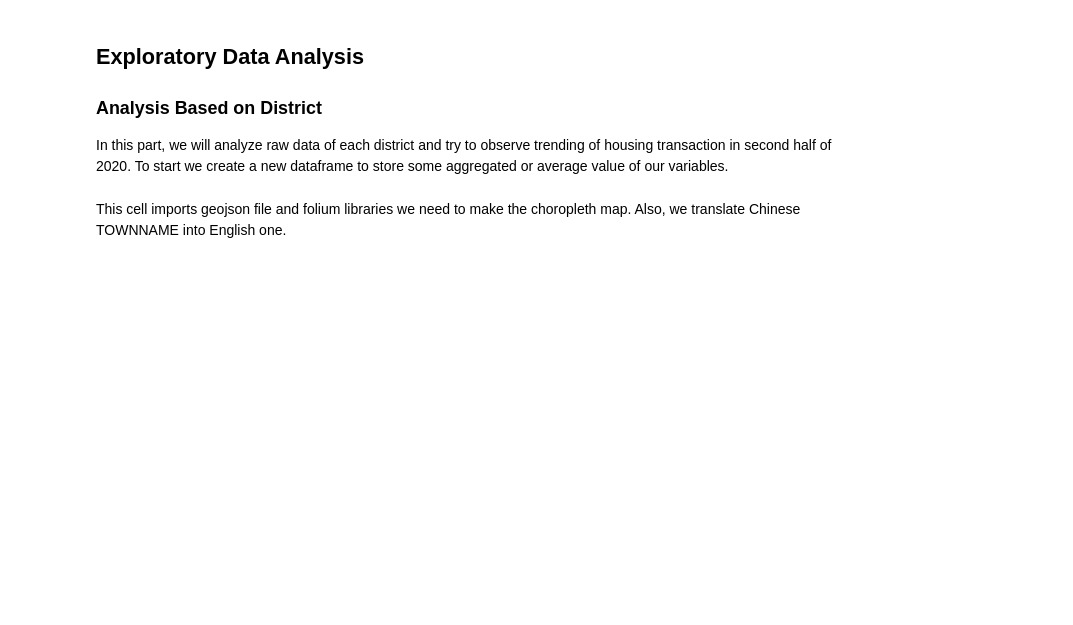
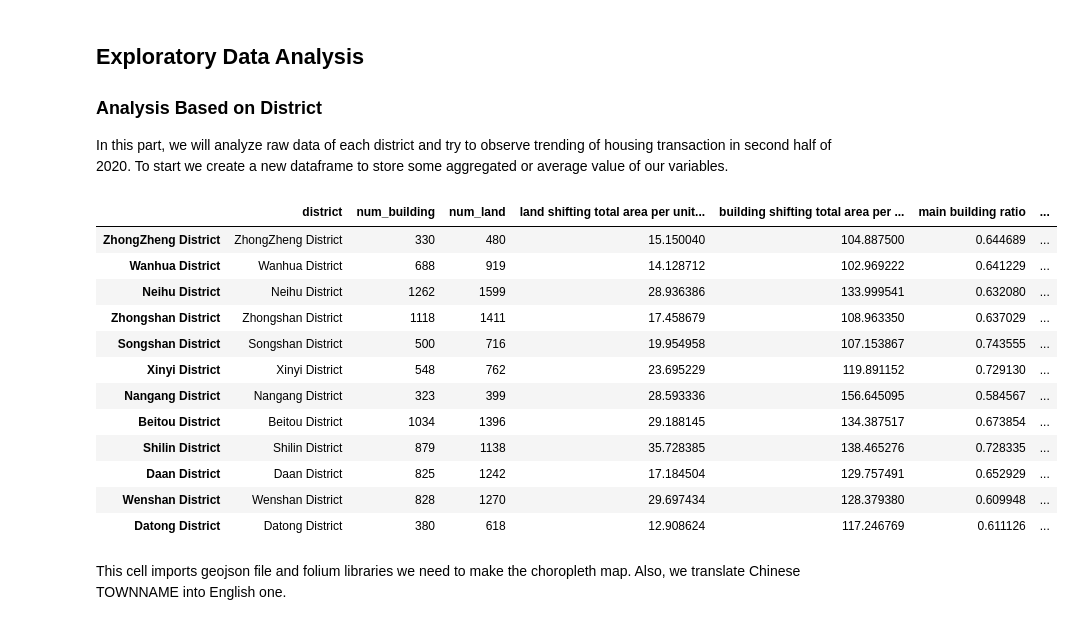
Before and after one commit to BurgerWu/Predicting-Housing-Price-in-Taipei-City, a Jupyter notebook: Predicting House Price in Taipei City-Unit.ipynb, the cells around one changed output. Cells and saved outputs as stored; diff of their text form; code cells hidden in the pictures; blank space fills up the shorter version.

```diff
--- a/Predicting House Price in Taipei City-Unit.ipynb
+++ b/Predicting House Price in Taipei City-Unit.ipynb
@@ -233,25 +292,39 @@ in second half of 2020. To start we create a new dataframe to store some aggrega
 variables.
 # %%
 #Create dataframe for district analysis
-District_Analysis = pd.DataFrame(columns = ["district","num_building", "num_land", "land shifting total area per unit transaction", "building shifting total area per unit transaction", "main building ratio", "building age at transaction", "unit ntd nocarpark"])
+District_Analysis = pd.DataFrame(columns = ["district","num_building", "num_land", "land shifting total area per unit transaction", "building shifting total area per unit transaction", "main building ratio", "building age at transaction", "unit ntd nocarpark"],dtype='object')
 
 #Iterate through district to get average or summation value of features
 for dist in list(Raw_Resident_Dataset['district'].unique()):
     Temp_Series_Mean = Raw_Resident_Dataset[Raw_Resident_Dataset['district'] == dist].mean()
     Temp_Series_Sum = Raw_Resident_Dataset[Raw_Resident_Dataset['district'] == dist].sum()
     Temp_Row = {'district':dist}
     for feat in list(District_Analysis.columns):
         #We want summation value of num_building and num_land
         if feat in ["num_building","num_land"]:
             Temp_Row[feat] = Temp_Series_Sum[feat]
         #We want mean value of other features
         elif feat != 'district':
             Temp_Row[feat] = Temp_Series_Mean[feat]
     #Append the row onto dataframe
     District_Analysis = District_Analysis.append(Temp_Row, ignore_index = True)
 #Reset the index with district name
 District_Analysis.index = Raw_Resident_Dataset['district'].unique()
 District_Analysis
+# %% [output]
+|  | district | num_building | num_land | land shifting total area per unit... | building shifting total area per ... | main building ratio | ... |
+| ZhongZheng District | ZhongZheng District | 330 | 480 | 15.150040 | 104.887500 | 0.644689 | ... |
+| Wanhua District | Wanhua District | 688 | 919 | 14.128712 | 102.969222 | 0.641229 | ... |
+| Neihu District | Neihu District | 1262 | 1599 | 28.936386 | 133.999541 | 0.632080 | ... |
+| Zhongshan District | Zhongshan District | 1118 | 1411 | 17.458679 | 108.963350 | 0.637029 | ... |
+| Songshan District | Songshan District | 500 | 716 | 19.954958 | 107.153867 | 0.743555 | ... |
+| Xinyi District | Xinyi District | 548 | 762 | 23.695229 | 119.891152 | 0.729130 | ... |
+| Nangang District | Nangang District | 323 | 399 | 28.593336 | 156.645095 | 0.584567 | ... |
+| Beitou District | Beitou District | 1034 | 1396 | 29.188145 | 134.387517 | 0.673854 | ... |
+| Shilin District | Shilin District | 879 | 1138 | 35.728385 | 138.465276 | 0.728335 | ... |
+| Daan District | Daan District | 825 | 1242 | 17.184504 | 129.757491 | 0.652929 | ... |
+| Wenshan District | Wenshan District | 828 | 1270 | 29.697434 | 128.379380 | 0.609948 | ... |
+| Datong District | Datong District | 380 | 618 | 12.908624 | 117.246769 | 0.611126 | ... |
 # %% [markdown]
 This cell imports geojson file and folium libraries we need to make the choropleth map. Also, we translate Chinese TOWNNAME into English one.
 # %%
```
Also changed, not shown: parts of 32 cells of this notebook.
